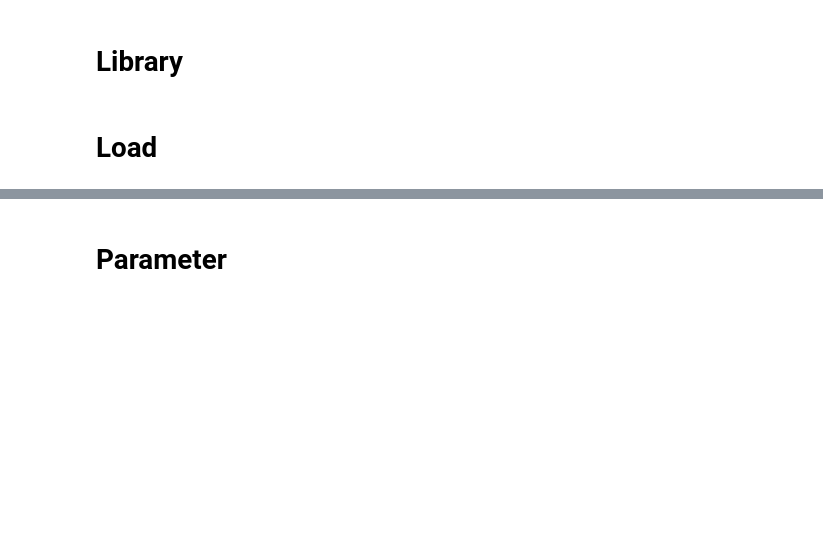
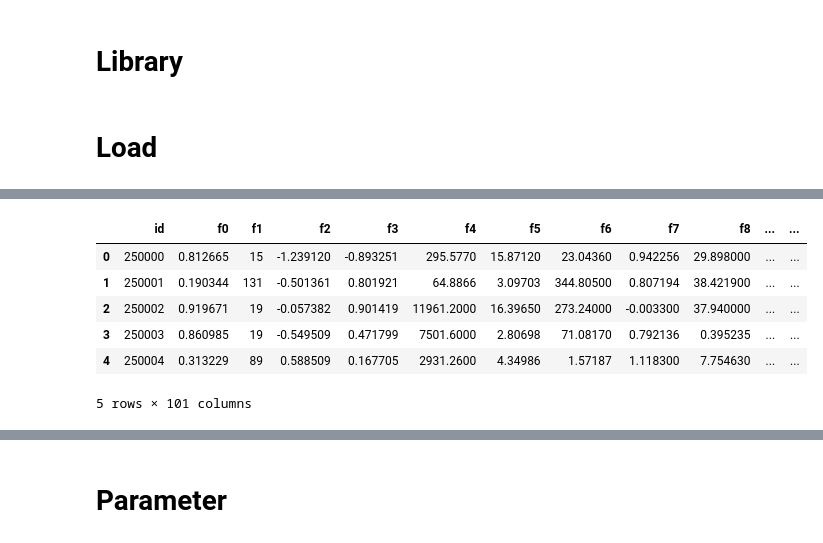
Before and after one commit to skaurl/Google-Developers-Machine-Learning-Bootcamp, a Jupyter notebook: Tabular Playground Series - Aug 2021/lightautoml.ipynb, the cells around one changed output, grey strips where cells are left out. Drawn from its saved outputs; the diff is of its cells as text; code cells hidden in the pictures; blank space fills up the shorter version.

```diff
--- a/Tabular Playground Series - Aug 2021/lightautoml.ipynb
+++ b/Tabular Playground Series - Aug 2021/lightautoml.ipynb
@@ -34,0 +42,11 @@ samp_sub = pd.read_csv('../input/tabular-playground-series-aug-2021/sample_submi
+# %%
+test_data = pd.read_csv('../input/tabular-playground-series-aug-2021/test.csv')
+test_data.head()
+# %% [output]
+|  | id | f0 | f1 | f2 | f3 | f4 | f5 | f6 | f7 | f8 | ... | ... |
+| 0 | 250000 | 0.812665 | 15 | -1.239120 | -0.893251 | 295.5770 | 15.87120 | 23.04360 | 0.942256 | 29.898000 | ... | ... |
+| 1 | 250001 | 0.190344 | 131 | -0.501361 | 0.801921 | 64.8866 | 3.09703 | 344.80500 | 0.807194 | 38.421900 | ... | ... |
+| 2 | 250002 | 0.919671 | 19 | -0.057382 | 0.901419 | 11961.2000 | 16.39650 | 273.24000 | -0.003300 | 37.940000 | ... | ... |
+| 3 | 250003 | 0.860985 | 19 | -0.549509 | 0.471799 | 7501.6000 | 2.80698 | 71.08170 | 0.792136 | 0.395235 | ... | ... |
+| 4 | 250004 | 0.313229 | 89 | 0.588509 | 0.167705 | 2931.2600 | 4.34986 | 1.57187 | 1.118300 | 7.754630 | ... | ... |
+5 rows × 101 columns
```
Also changed, not shown: parts of 7 cells of this notebook.
